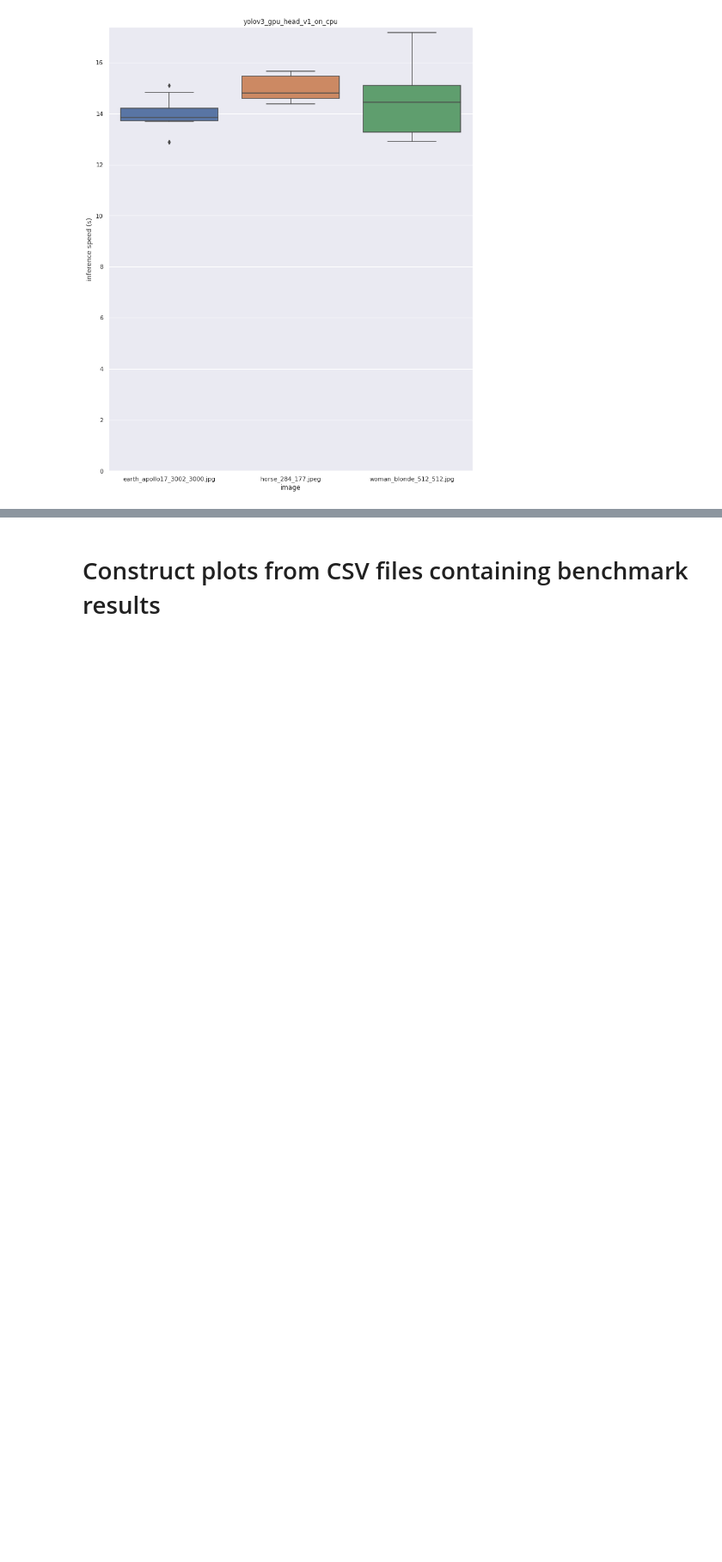
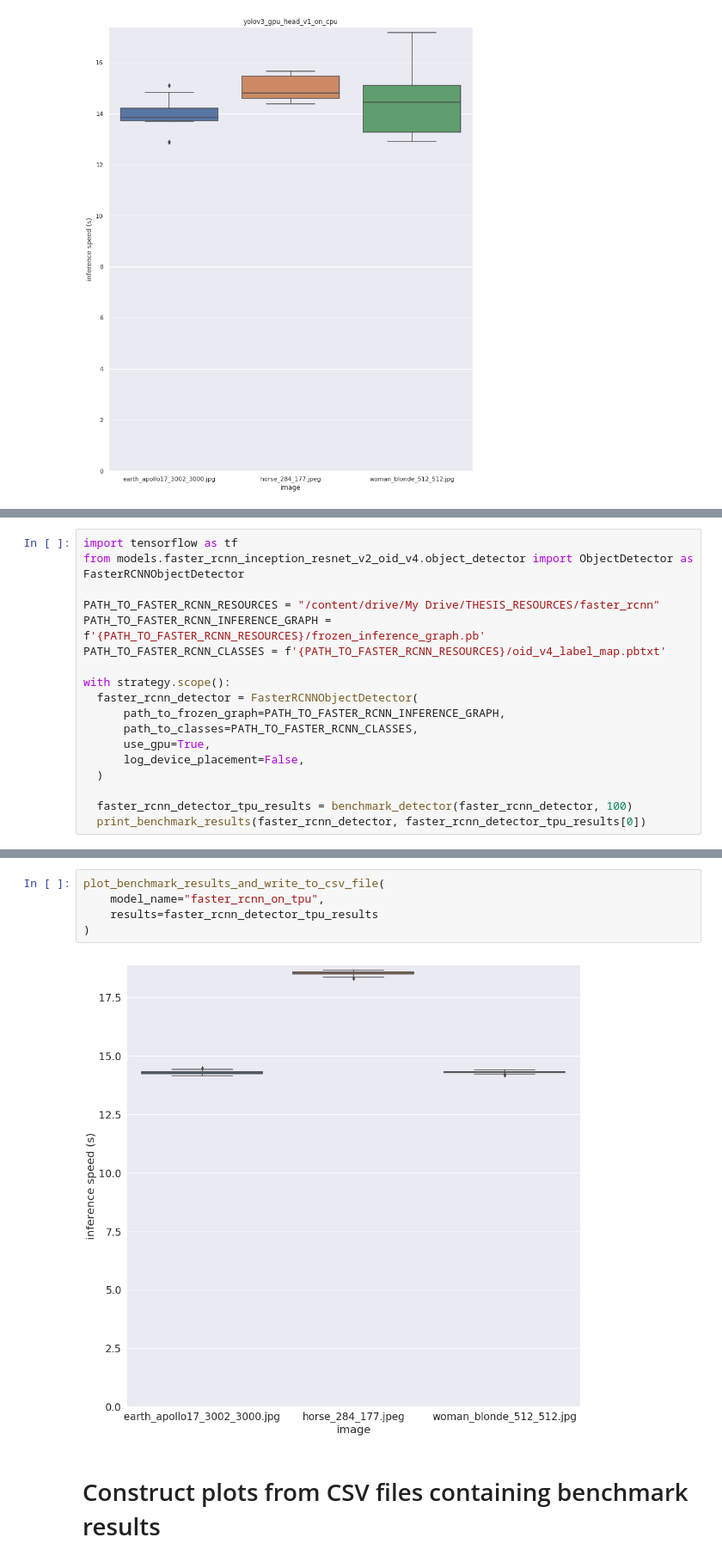
Before and after one commit to martin-galajda/object-detection, a Jupyter notebook: notebooks/InferenceSpeedBenchmarks.ipynb, the cells around one changed output, grey strips where cells are left out. Shown: that part at 86% size. Saved outputs shown, nothing was run; the diff lists cells and outputs as text; blank space fills up the shorter version.

```diff
--- a/notebooks/InferenceSpeedBenchmarks.ipynb
+++ b/notebooks/InferenceSpeedBenchmarks.ipynb
@@ -409,0 +520,18 @@ plot_benchmark_results_and_write_to_csv_file(
+# %%
+import tensorflow as tf
+from models.faster_rcnn_inception_resnet_v2_oid_v4.object_detector import ObjectDetector as FasterRCNNObjectDetector
+
+PATH_TO_FASTER_RCNN_RESOURCES = "/content/drive/My Drive/THESIS_RESOURCES/faster_rcnn"
+PATH_TO_FASTER_RCNN_INFERENCE_GRAPH = f'{PATH_TO_FASTER_RCNN_RESOURCES}/frozen_inference_graph.pb'
+PATH_TO_FASTER_RCNN_CLASSES = f'{PATH_TO_FASTER_RCNN_RESOURCES}/oid_v4_label_map.pbtxt'
+
+with strategy.scope():
+  faster_rcnn_detector = FasterRCNNObjectDetector(
+      path_to_frozen_graph=PATH_TO_FASTER_RCNN_INFERENCE_GRAPH,
+      path_to_classes=PATH_TO_FASTER_RCNN_CLASSES,
+      use_gpu=True,
+      log_device_placement=False,
+  )
+
+  faster_rcnn_detector_tpu_results = benchmark_detector(faster_rcnn_detector, 100)
+  print_benchmark_results(faster_rcnn_detector, faster_rcnn_detector_tpu_results[0])
@@ -410,3 +550,10 @@ plot_benchmark_results_and_write_to_csv_file(
+# %%
+plot_benchmark_results_and_write_to_csv_file(
+    model_name="faster_rcnn_on_tpu",
+    results=faster_rcnn_detector_tpu_results
+)
+# %% [output]
+[figure, added]
 # %% [markdown]
 # Construct plots from CSV files containing benchmark results
 # %%
```
Also changed, not shown: parts of 16 cells of this notebook.
